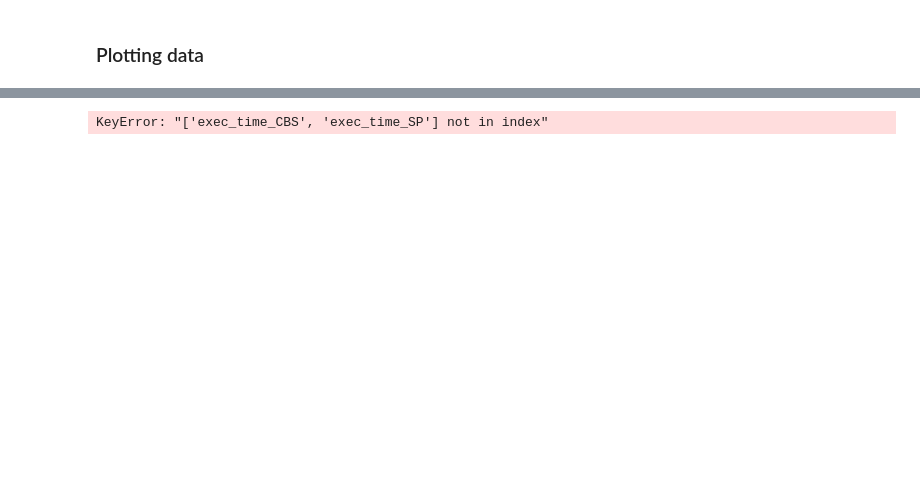
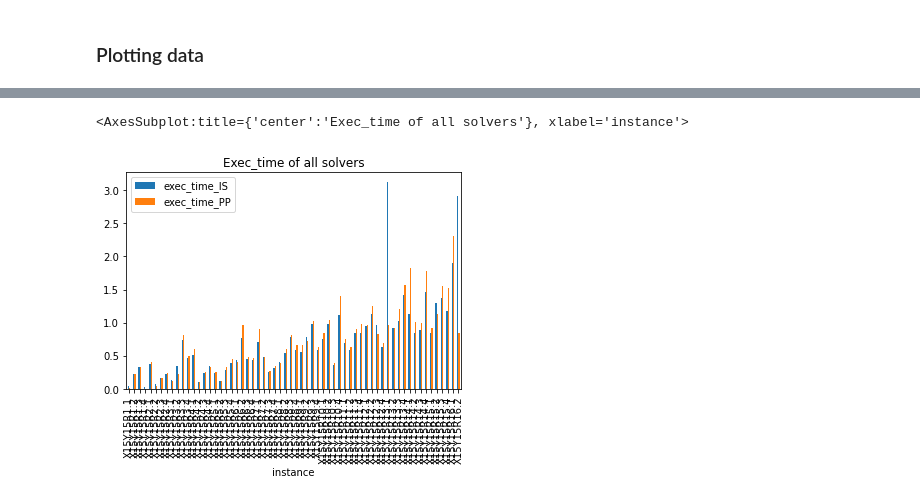
Before and after one commit to PaulRaatschen/Plan-Merging-Project-Sauerbrei-Raatschen, a Jupyter notebook: solvers/Benchmark-Notebook.ipynb, the cells around one changed output, grey strips where cells are left out. Drawn from its saved outputs; the diff is of its cells as text; code cells hidden in the pictures; blank space fills up the shorter version.

```diff
--- a/solvers/Benchmark-Notebook.ipynb
+++ b/solvers/Benchmark-Notebook.ipynb
@@ -158,4 +136,5 @@ cbsdf[['instance','exec_time']].plot.bar( x = 'instance', title = 'Exec_time for
 # %%
-combineddf[['exec_time_SP','exec_time_PP','exec_time_CBS' ]].plot.bar(title = 'Exec_time of all solvers')
+combineddf[['exec_time_IS','exec_time_PP' ]].plot.bar(title = 'Exec_time of all solvers')
 # %% [output]
-KeyError: "['exec_time_CBS', 'exec_time_SP'] not in index"
+<AxesSubplot:title={'center':'Exec_time of all solvers'}, xlabel='instance'>
+[figure, added]
```
Also changed, not shown: parts of 5 cells of this notebook, 5 other files.
